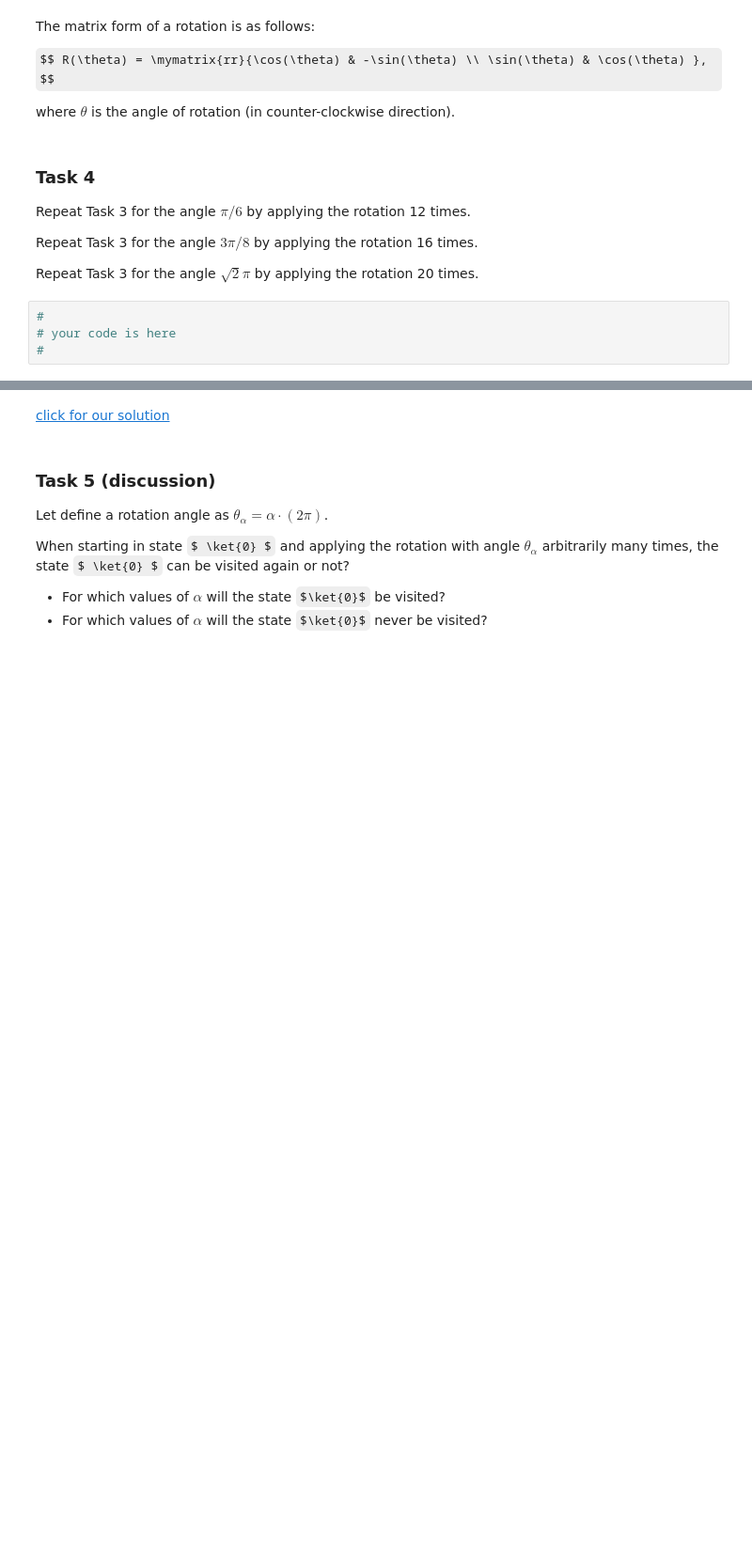
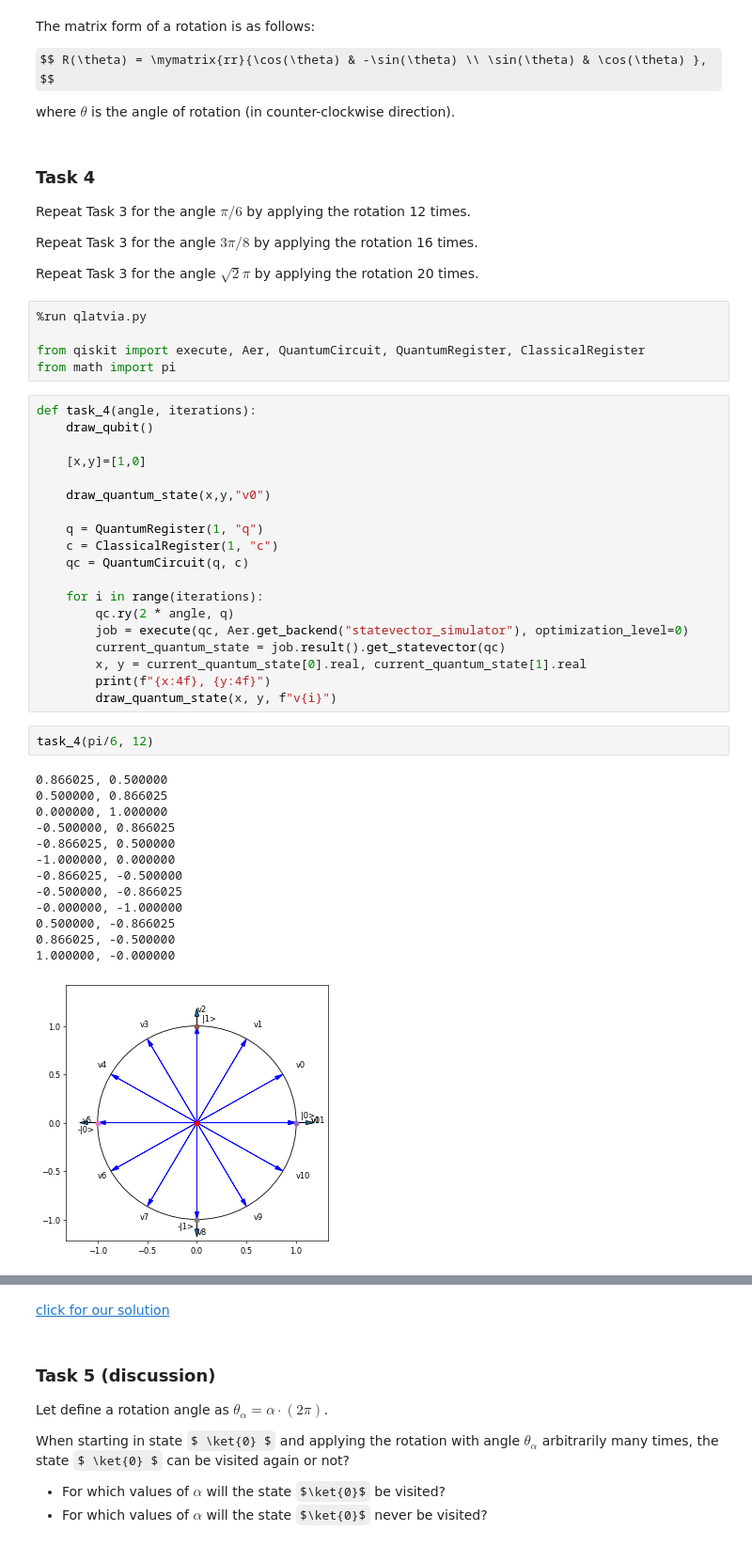
Before and after one commit to matthewrv/quantum_computations, a Jupyter notebook: bronze/B42_Rotations.ipynb, the cells around one changed output, grey strips where cells are left out. Shown: that part at 94% size. Cells and saved outputs as stored; diff of their text form; some formulas as TeX source; blank space fills up the shorter version.

```diff
--- a/bronze/B42_Rotations.ipynb
+++ b/bronze/B42_Rotations.ipynb
@@ -181,7 +203,43 @@ Repeat Task 3 for the angle $ \pi/6 $ by applying the rotation 12 times.
 Repeat Task 3 for the angle $ 3\pi/8 $ by applying the rotation 16 times.
 
 Repeat Task 3 for the angle $ \sqrt{2}\pi $ by applying the rotation 20 times.
-# %%
-#
-# your code is here
-#
+# %%
+%run qlatvia.py
+
+from qiskit import execute, Aer, QuantumCircuit, QuantumRegister, ClassicalRegister
+from math import pi
+# %%
+def task_4(angle, iterations):
+    draw_qubit()
+
+    [x,y]=[1,0]
+
+    draw_quantum_state(x,y,"v0")
+
+    q = QuantumRegister(1, "q")
+    c = ClassicalRegister(1, "c")
+    qc = QuantumCircuit(q, c)
+
+    for i in range(iterations):
+        qc.ry(2 * angle, q)
+        job = execute(qc, Aer.get_backend("statevector_simulator"), optimization_level=0)
+        current_quantum_state = job.result().get_statevector(qc)
+        x, y = current_quantum_state[0].real, current_quantum_state[1].real
+        print(f"{x:4f}, {y:4f}")
+        draw_quantum_state(x, y, f"v{i}")
+# %%
+task_4(pi/6, 12)
+# %% [output]
+0.866025, 0.500000
+0.500000, 0.866025
+0.000000, 1.000000
+-0.500000, 0.866025
+-0.866025, 0.500000
+-1.000000, 0.000000
+-0.866025, -0.500000
+-0.500000, -0.866025
+-0.000000, -1.000000
+0.500000, -0.866025
+0.866025, -0.500000
+1.000000, -0.000000
+[figure, added]
```
Also changed, not shown: parts of 10 cells of this notebook, 10 other files.
